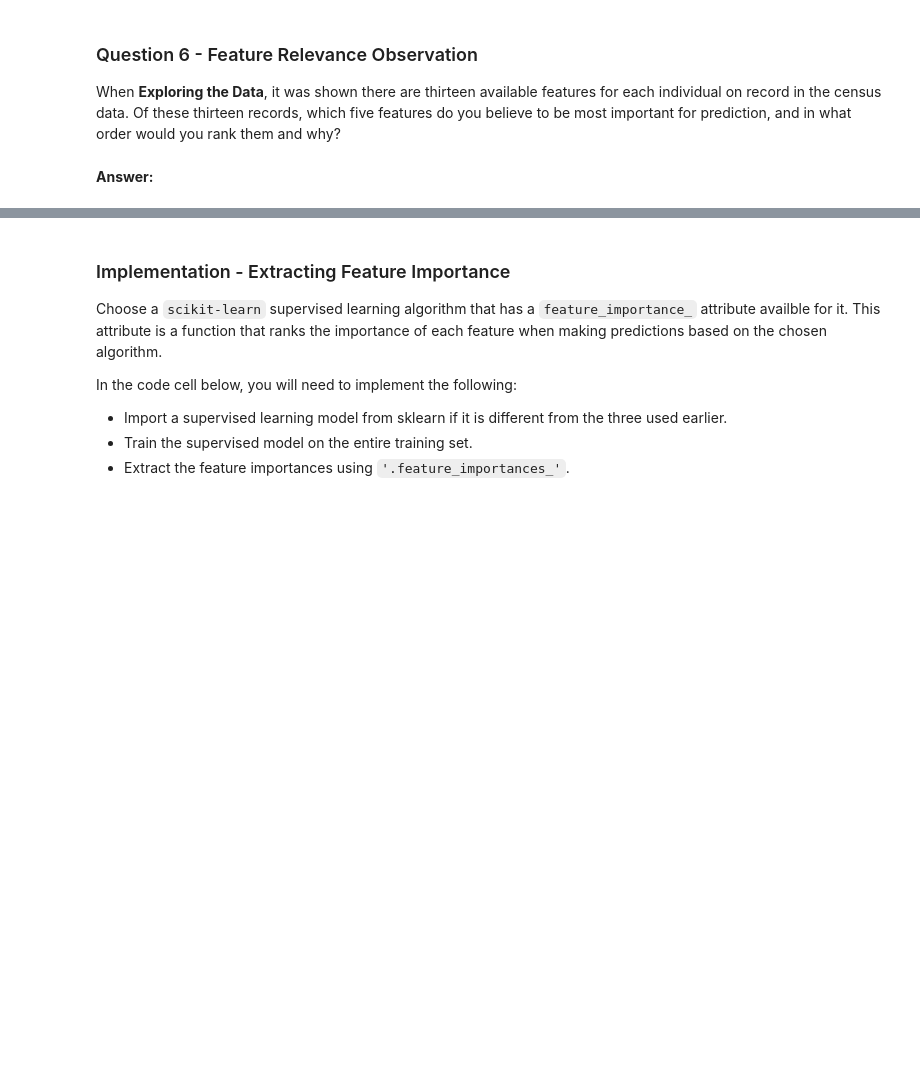
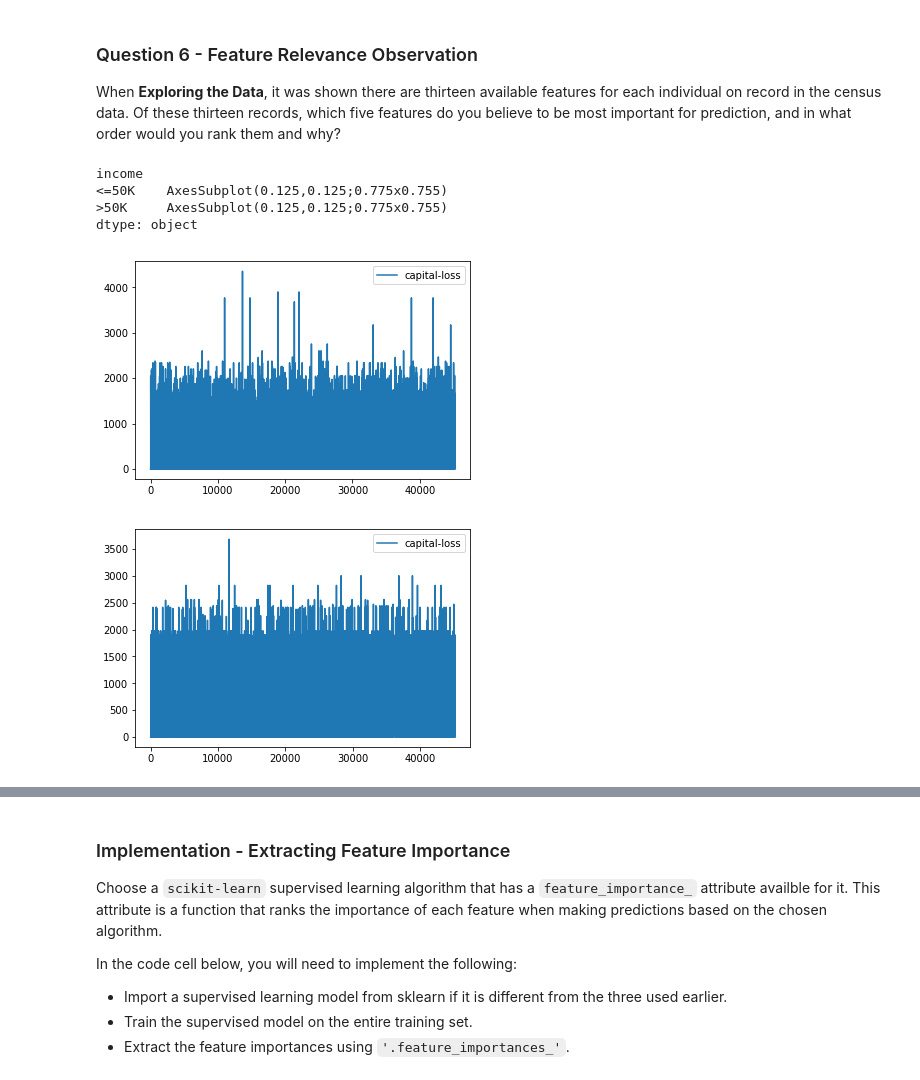
Before and after one commit to vikashvverma/machine-learning, a Jupyter notebook: mlbasic/Supervised/Project/finding_donors.ipynb, the cells around one changed output, grey strips where cells are left out. Saved outputs shown, nothing was run; the diff lists cells and outputs as text; code cells hidden in the pictures; blank space fills up the shorter version.

```diff
--- a/mlbasic/Supervised/Project/finding_donors.ipynb
+++ b/mlbasic/Supervised/Project/finding_donors.ipynb
@@ -491,5 +605,12 @@ Choose a scikit-learn classifier (e.g., adaboost, random forests) that has a `fe
 # %% [markdown]
 ### Question 6 - Feature Relevance Observation
 When **Exploring the Data**, it was shown there are thirteen available features for each individual on record in the census data. Of these thirteen records, which five features do you believe to be most important for prediction, and in what order would you rank them and why?
-# %% [markdown]
-**Answer:**
+# %%
+data.groupby('income')[['capital-loss']].plot()
+# %% [output]
+income
+<=50K    AxesSubplot(0.125,0.125;0.775x0.755)
+>50K     AxesSubplot(0.125,0.125;0.775x0.755)
+dtype: object
+[figure, added]
+[figure, added]
```
Also changed, not shown: parts of 23 cells of this notebook, 15 other files.
